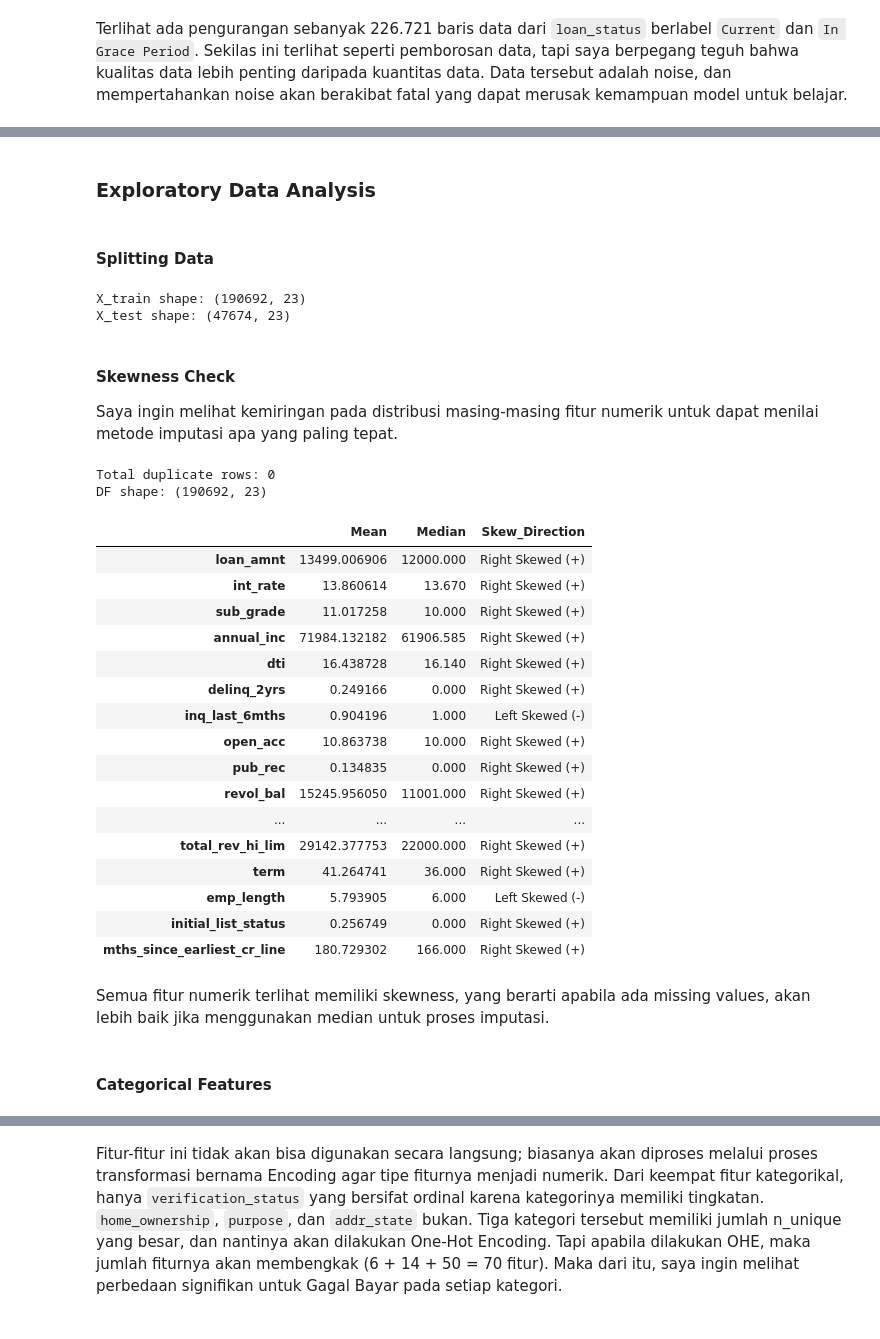
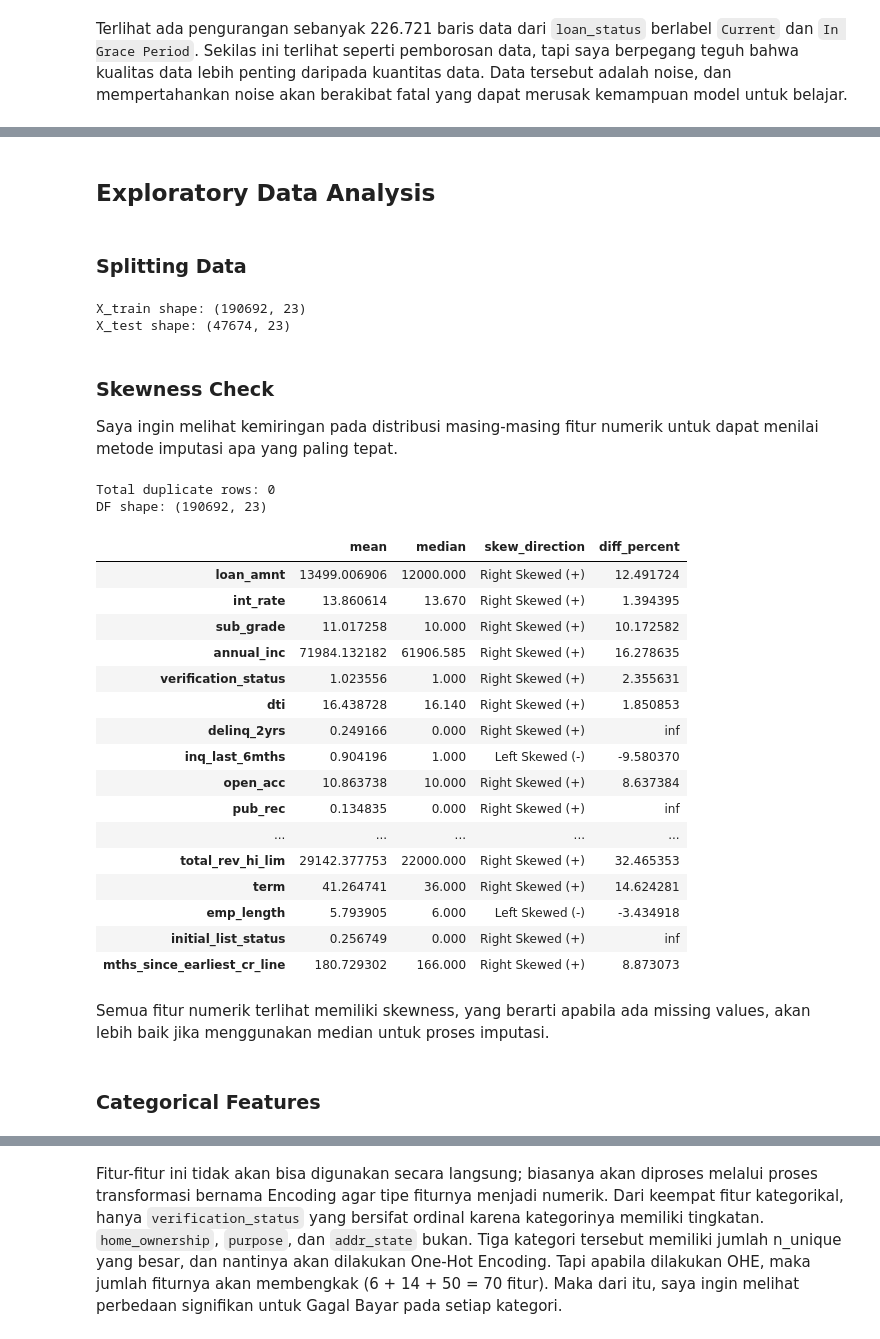
Before and after one commit to rbennum/rakamin_idxpartners_ds_project, a Jupyter notebook: notebooks/model.ipynb, the cells around one changed output, grey strips where cells are left out. Drawn from its saved outputs; the diff is of its cells as text; code cells hidden in the pictures.

```diff
--- a/notebooks/model.ipynb
+++ b/notebooks/model.ipynb
@@ -663,0 +658,4 @@ array(['credit_card', 'car', 'small_business', 'other', 'wedding',
+# %%
+df['verification_status'] = df['verification_status'].map({'Verified': 2, 'Source Verified': 1, 'Not Verified': 0})
+skim_result = utils.skim_data(df)
+display(skim_result)
@@ -664,7 +682,7 @@ array(['credit_card', 'car', 'small_business', 'other', 'wedding',
 # %% [markdown]
-### Exploratory Data Analysis
+## Exploratory Data Analysis
 # %% [markdown]
-#### Splitting Data
+### Splitting Data
 # %%
 from sklearn.model_selection import train_test_split
 
@@ -680,48 +698,49 @@ print(f'X_test shape: {X_test.shape}')
 X_train shape: (190692, 23)
 X_test shape: (47674, 23)
 # %% [markdown]
-#### Skewness Check
+### Skewness Check
 
 Saya ingin melihat kemiringan pada distribusi masing-masing fitur numerik untuk dapat menilai metode imputasi apa yang paling tepat.
 # %%
 def skewness_check(X):
     skim_result = utils.skim_data(X)
     no_object_clause = skim_result['dtype'] != 'object'
     numeric_cols = skim_result[no_object_clause]['feature'].tolist()
     comparison = pd.DataFrame({
-        'Mean': X[numeric_cols].mean(),
-        'Median': X[numeric_cols].median()
+        'mean': X[numeric_cols].mean(),
+        'median': X[numeric_cols].median()
     })
-    comparison['Skew_Direction'] = comparison.apply(
-        lambda x: 'Right Skewed (+)' if x['Mean'] > x['Median'] else 'Left Skewed (-)', axis=1
+    comparison['skew_direction'] = comparison.apply(
+        lambda x: 'Right Skewed (+)' if x['mean'] > x['median'] else 'Left Skewed (-)', axis=1
     )
+    comparison['diff_percent'] = ((comparison['mean'] - comparison['median']) / comparison['median']) * 100
     display(comparison)
 
 skewness_check(X_train)
 # %% [output]
 Total duplicate rows: 0
 DF shape: (190692, 23)
-|  | Mean | Median | Skew_Direction |
-| loan_amnt | 13499.006906 | 12000.000 | Right Skewed (+) |
-| int_rate | 13.860614 | 13.670 | Right Skewed (+) |
-| sub_grade | 11.017258 | 10.000 | Right Skewed (+) |
-| annual_inc | 71984.132182 | 61906.585 | Right Skewed (+) |
-| dti | 16.438728 | 16.140 | Right Skewed (+) |
-| delinq_2yrs | 0.249166 | 0.000 | Right Skewed (+) |
-| inq_last_6mths | 0.904196 | 1.000 | Left Skewed (-) |
-| open_acc | 10.863738 | 10.000 | Right Skewed (+) |
-| pub_rec | 0.134835 | 0.000 | Right Skewed (+) |
-| revol_bal | 15245.956050 | 11001.000 | Right Skewed (+) |
-| ... | ... | ... | ... |
-| total_rev_hi_lim | 29142.377753 | 22000.000 | Right Skewed (+) |
-| term | 41.264741 | 36.000 | Right Skewed (+) |
-| emp_length | 5.793905 | 6.000 | Left Skewed (-) |
-| initial_list_status | 0.256749 | 0.000 | Right Skewed (+) |
-| mths_since_earliest_cr_line | 180.729302 | 166.000 | Right Skewed (+) |
+|  | mean | median | skew_direction | diff_percent |
+| loan_amnt | 13499.006906 | 12000.000 | Right Skewed (+) | 12.491724 |
+| int_rate | 13.860614 | 13.670 | Right Skewed (+) | 1.394395 |
+| sub_grade | 11.017258 | 10.000 | Right Skewed (+) | 10.172582 |
+| annual_inc | 71984.132182 | 61906.585 | Right Skewed (+) | 16.278635 |
+| verification_status | 1.023556 | 1.000 | Right Skewed (+) | 2.355631 |
+| dti | 16.438728 | 16.140 | Right Skewed (+) | 1.850853 |
+| delinq_2yrs | 0.249166 | 0.000 | Right Skewed (+) | inf |
+| inq_last_6mths | 0.904196 | 1.000 | Left Skewed (-) | -9.580370 |
+| open_acc | 10.863738 | 10.000 | Right Skewed (+) | 8.637384 |
+| pub_rec | 0.134835 | 0.000 | Right Skewed (+) | inf |
+| ... | ... | ... | ... | ... |
+| total_rev_hi_lim | 29142.377753 | 22000.000 | Right Skewed (+) | 32.465353 |
+| term | 41.264741 | 36.000 | Right Skewed (+) | 14.624281 |
+| emp_length | 5.793905 | 6.000 | Left Skewed (-) | -3.434918 |
+| initial_list_status | 0.256749 | 0.000 | Right Skewed (+) | inf |
+| mths_since_earliest_cr_line | 180.729302 | 166.000 | Right Skewed (+) | 8.873073 |
 # %% [markdown]
 Semua fitur numerik terlihat memiliki skewness, yang berarti apabila ada missing values, akan lebih baik jika menggunakan median untuk proses imputasi.
 # %% [markdown]
-#### Categorical Features
+### Categorical Features
 # %%
 X_skim_data = utils.skim_data(X_train)
 display(X_skim_data[X_skim_data['dtype'] == 'object'])
```
Also changed, not shown: parts of 39 cells of this notebook, 1 other file.
